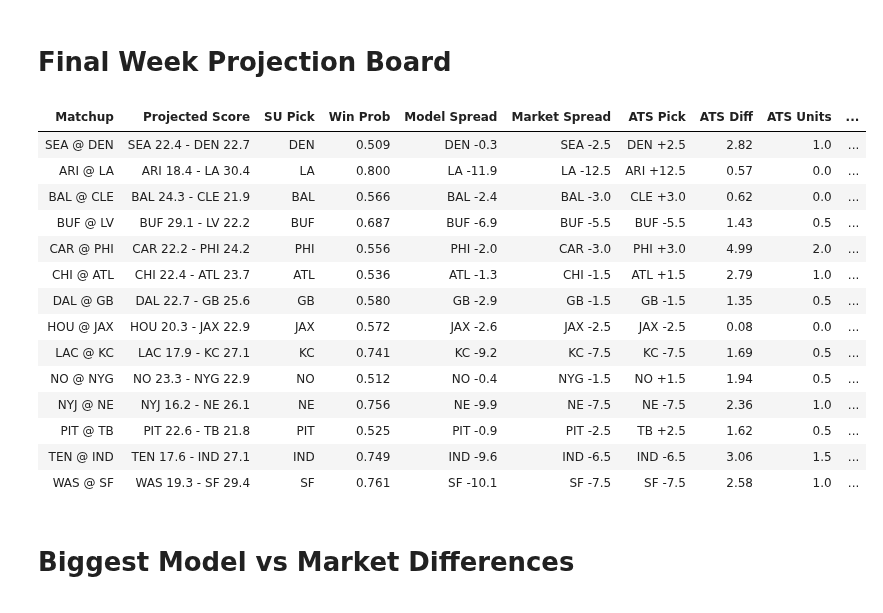
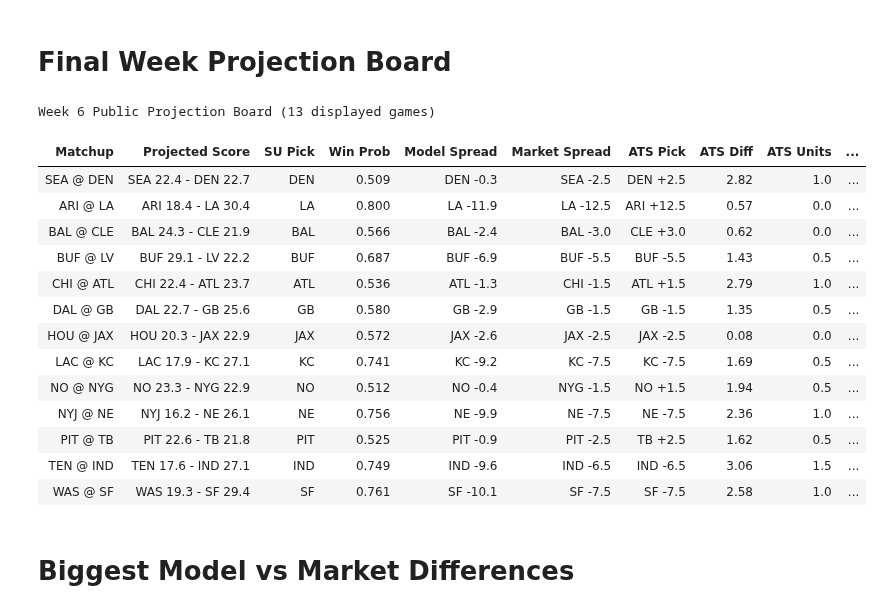
Before and after one commit to ethanfr10/NFL-Season-Projections, a Jupyter notebook: weekly_projections/notebooks/06_Weekly_Projections.ipynb, the cells around one changed output. Saved outputs shown, nothing was run; the diff lists cells and outputs as text; code cells hidden in the pictures.

```diff
--- a/weekly_projections/notebooks/06_Weekly_Projections.ipynb
+++ b/weekly_projections/notebooks/06_Weekly_Projections.ipynb
@@ -1308,6 +1308,34 @@ projection_board = pd.DataFrame({
     "Margin Change": games["margin_change_from_preseason"]
 })
 
+
+# Build complete display board, including frozen games.
+projection_display = projection_board.copy()
+
+projection_csv_path = (
+    WEEK_OUTPUT_DIR
+    / f"week_{TARGET_WEEK:02d}_projections.csv"
+)
+
+if projection_csv_path.exists():
+    previous_board = pd.read_csv(projection_csv_path)
+
+    current_matchups = set(projection_display["Matchup"])
+
+    frozen_board = previous_board.loc[
+        ~previous_board["Matchup"].isin(current_matchups)
+    ].copy()
+
+    projection_display = pd.concat(
+        [frozen_board, projection_display],
+        ignore_index=True
+    )
+
+assert projection_display["Matchup"].is_unique, (
+    "Duplicate matchups found in projection board."
+)
+
+# Convert numeric columns for consistent formatting.
 display_board = projection_display.copy()
 
 numeric_columns = [
@@ -1321,35 +1349,53 @@ numeric_columns = [
     "Preseason Margin",
     "Weekly Margin",
     "Margin Change"
 ]
 
 for col in numeric_columns:
     display_board[col] = pd.to_numeric(
         display_board[col],
         errors="raise"
     )
 
+
+PUBLIC_EXCLUSIONS = {
+    6: ["CAR @ PHI"]
+}
+
+excluded_matchups = PUBLIC_EXCLUSIONS.get(
+    TARGET_WEEK, []
+)
+
+public_display_board = display_board.loc[
+    ~display_board["Matchup"].isin(excluded_matchups)
+].copy()
+
+print(
+    f"Week {TARGET_WEEK} Public Projection Board "
+    f"({len(public_display_board)} displayed games)"
+)
+
 display(
-    display_board.style.format({
+    public_display_board.style.format({
         "Win Prob": "{:.3f}",
         "ATS Diff": "{:.2f}",
         "ATS Units": "{:.1f}",
         "Model Total": "{:.1f}",
         "Market Total": "{:.1f}",
         "Total Diff": "{:.1f}",
         "Total Units": "{:.1f}",
         "Preseason Margin": "{:.2f}",
         "Weekly Margin": "{:.2f}",
         "Margin Change": "{:+.2f}"
     }).hide(axis="index")
 )
 # %% [output]
+Week 6 Public Projection Board (13 displayed games)
 | Matchup | Projected Score | SU Pick | Win Prob | Model Spread | Market Spread | ATS Pick | ATS Diff | ATS Units | ... |
 | SEA @ DEN | SEA 22.4 - DEN 22.7 | DEN | 0.509 | DEN -0.3 | SEA -2.5 | DEN +2.5 | 2.82 | 1.0 | ... |
 | ARI @ LA | ARI 18.4 - LA 30.4 | LA | 0.800 | LA -11.9 | LA -12.5 | ARI +12.5 | 0.57 | 0.0 | ... |
 | BAL @ CLE | BAL 24.3 - CLE 21.9 | BAL | 0.566 | BAL -2.4 | BAL -3.0 | CLE +3.0 | 0.62 | 0.0 | ... |
 | BUF @ LV | BUF 29.1 - LV 22.2 | BUF | 0.687 | BUF -6.9 | BUF -5.5 | BUF -5.5 | 1.43 | 0.5 | ... |
-| CAR @ PHI | CAR 22.2 - PHI 24.2 | PHI | 0.556 | PHI -2.0 | CAR -3.0 | PHI +3.0 | 4.99 | 2.0 | ... |
 | CHI @ ATL | CHI 22.4 - ATL 23.7 | ATL | 0.536 | ATL -1.3 | CHI -1.5 | ATL +1.5 | 2.79 | 1.0 | ... |
 | DAL @ GB | DAL 22.7 - GB 25.6 | GB | 0.580 | GB -2.9 | GB -1.5 | GB -1.5 | 1.35 | 0.5 | ... |
 | HOU @ JAX | HOU 20.3 - JAX 22.9 | JAX | 0.572 | JAX -2.6 | JAX -2.5 | JAX -2.5 | 0.08 | 0.0 | ... |
```
Also changed, not shown: 6 other files.
